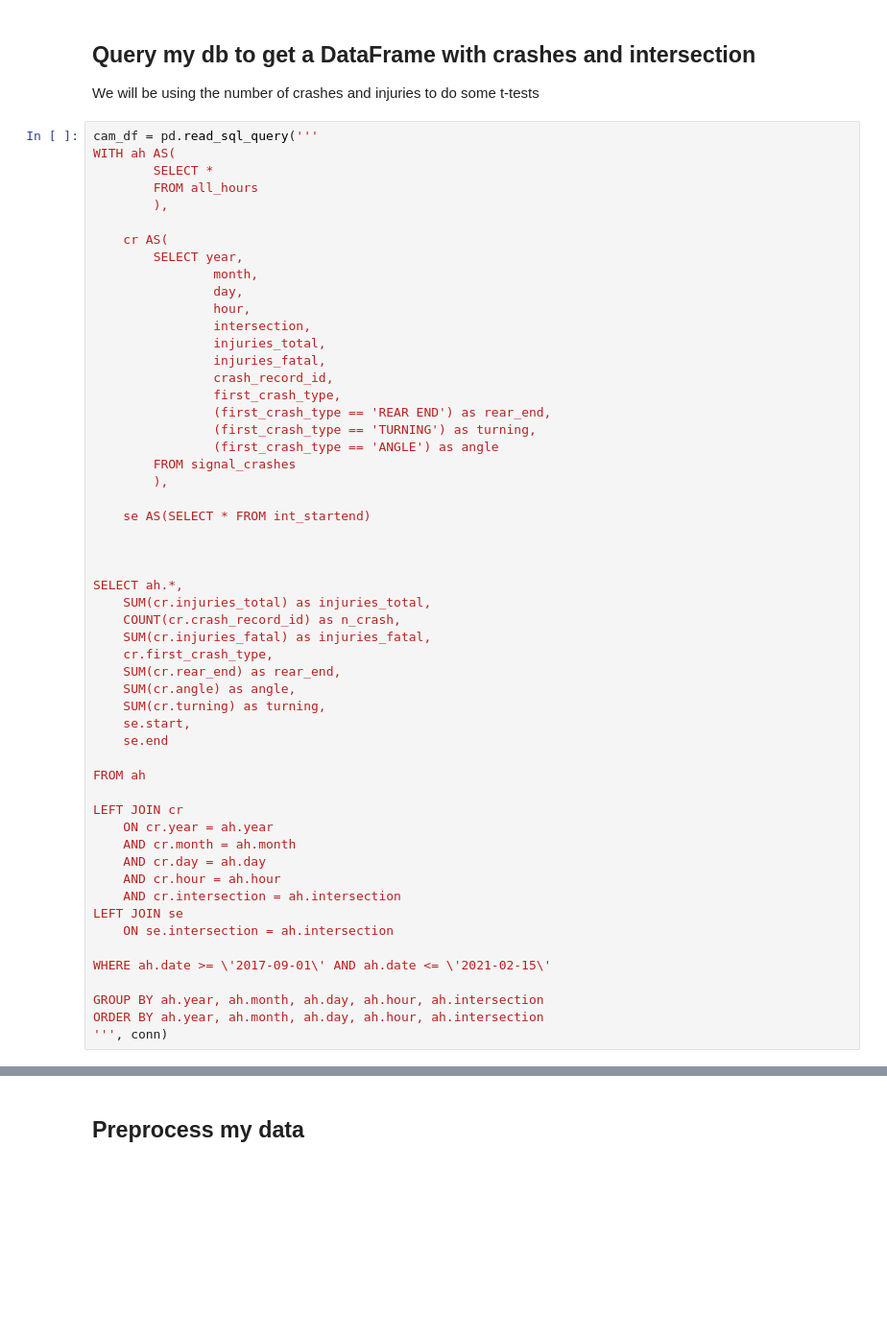
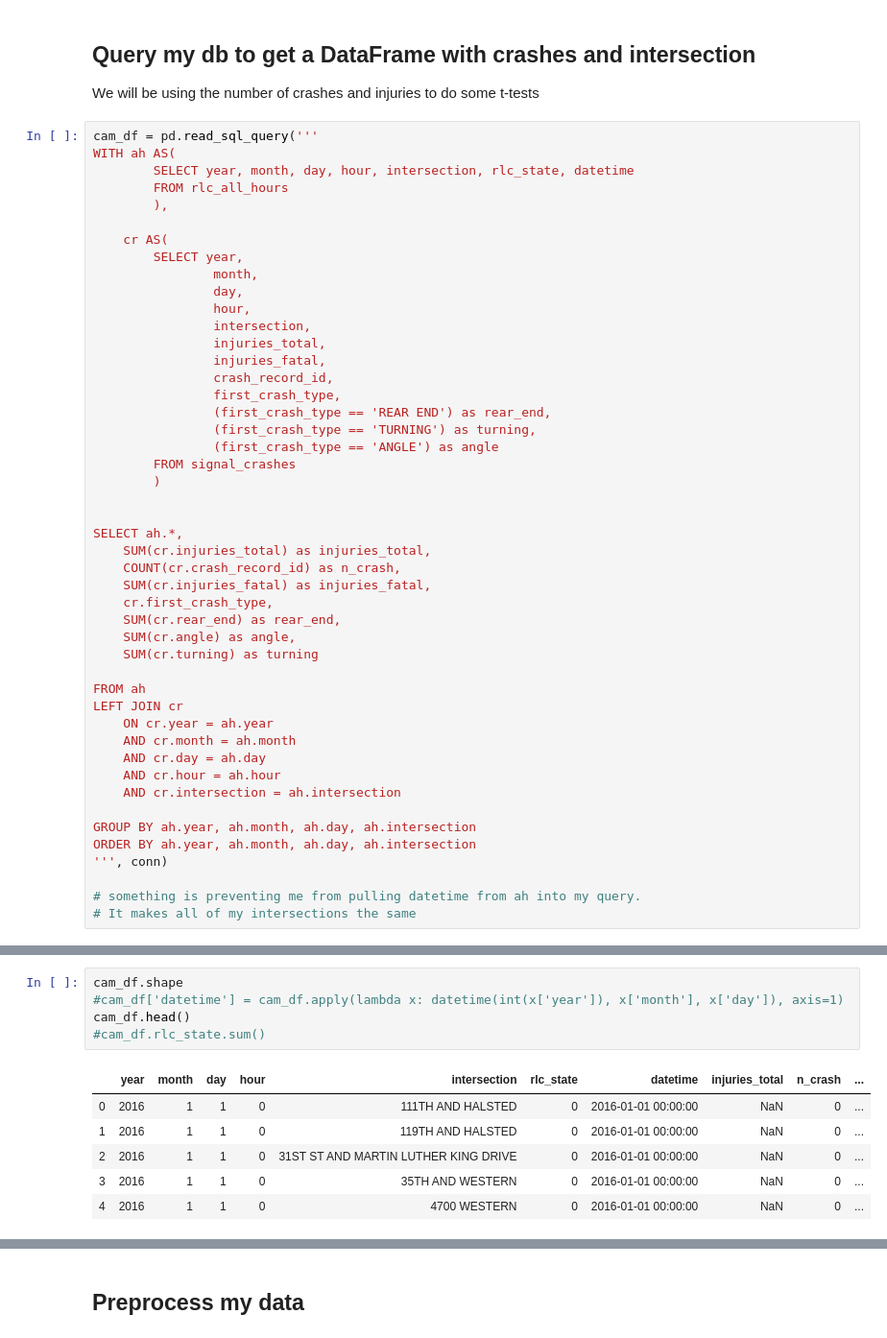
Before and after one commit to sciencelee/chicago-red-light-cameras, a Jupyter notebook: 05-rlc-natural-experiment.ipynb, the cells around one changed output, grey strips where cells are left out. Shown at 96% size. Saved outputs shown, nothing was run; the diff lists cells and outputs as text; blank space fills up the shorter version.

```diff
--- a/05-rlc-natural-experiment.ipynb
+++ b/05-rlc-natural-experiment.ipynb
@@ -170,8 +170,8 @@ We will be using the number of crashes and injuries to do some t-tests
 # %%
 cam_df = pd.read_sql_query('''
 WITH ah AS(
-        SELECT *
-        FROM all_hours
+        SELECT year, month, day, hour, intersection, rlc_state, datetime
+        FROM rlc_all_hours
         ),
 
     cr AS(
@@ -188,10 +188,7 @@ WITH ah AS(
                 (first_crash_type == 'TURNING') as turning,
                 (first_crash_type == 'ANGLE') as angle
         FROM signal_crashes
-        ),
-
-    se AS(SELECT * FROM int_startend)
-
+        )
 
 
 SELECT ah.*,
@@ -201,23 +198,19 @@ SELECT ah.*,
     cr.first_crash_type,
     SUM(cr.rear_end) as rear_end,
     SUM(cr.angle) as angle,
-    SUM(cr.turning) as turning,
-    se.start,
-    se.end
+    SUM(cr.turning) as turning
 
 FROM ah
-
 LEFT JOIN cr
     ON cr.year = ah.year
     AND cr.month = ah.month
     AND cr.day = ah.day
     AND cr.hour = ah.hour
     AND cr.intersection = ah.intersection
-LEFT JOIN se
-    ON se.intersection = ah.intersection
 
-WHERE ah.date >= \'2017-09-01\' AND ah.date <= \'2021-02-15\'
+GROUP BY ah.year, ah.month, ah.day, ah.intersection
+ORDER BY ah.year, ah.month, ah.day, ah.intersection
+''', conn)
 
-GROUP BY ah.year, ah.month, ah.day, ah.hour, ah.intersection
-ORDER BY ah.year, ah.month, ah.day, ah.hour, ah.intersection
-''', conn)
+# something is preventing me from pulling datetime from ah into my query.
+# It makes all of my intersections the same
@@ -223,0 +224,12 @@ ORDER BY ah.year, ah.month, ah.day, ah.hour, ah.intersection
+# %%
+cam_df.shape
+#cam_df['datetime'] = cam_df.apply(lambda x: datetime(int(x['year']), x['month'], x['day']), axis=1)
+cam_df.head()
+#cam_df.rlc_state.sum()
+# %% [output]
+|  | year | month | day | hour | intersection | rlc_state | datetime | injuries_total | n_crash | ... |
+| 0 | 2016 | 1 | 1 | 0 | 111TH AND HALSTED | 0 | 2016-01-01 00:00:00 | NaN | 0 | ... |
+| 1 | 2016 | 1 | 1 | 0 | 119TH AND HALSTED | 0 | 2016-01-01 00:00:00 | NaN | 0 | ... |
+| 2 | 2016 | 1 | 1 | 0 | 31ST ST AND MARTIN LUTHER KING DRIVE | 0 | 2016-01-01 00:00:00 | NaN | 0 | ... |
+| 3 | 2016 | 1 | 1 | 0 | 35TH AND WESTERN | 0 | 2016-01-01 00:00:00 | NaN | 0 | ... |
+| 4 | 2016 | 1 | 1 | 0 | 4700 WESTERN | 0 | 2016-01-01 00:00:00 | NaN | 0 | ... |
```
Also changed, not shown: parts of 28 cells of this notebook, 3 other files.
